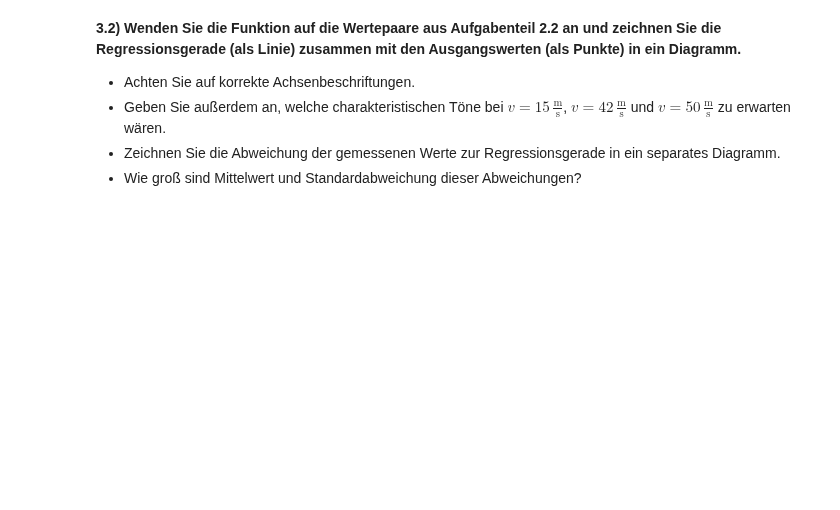
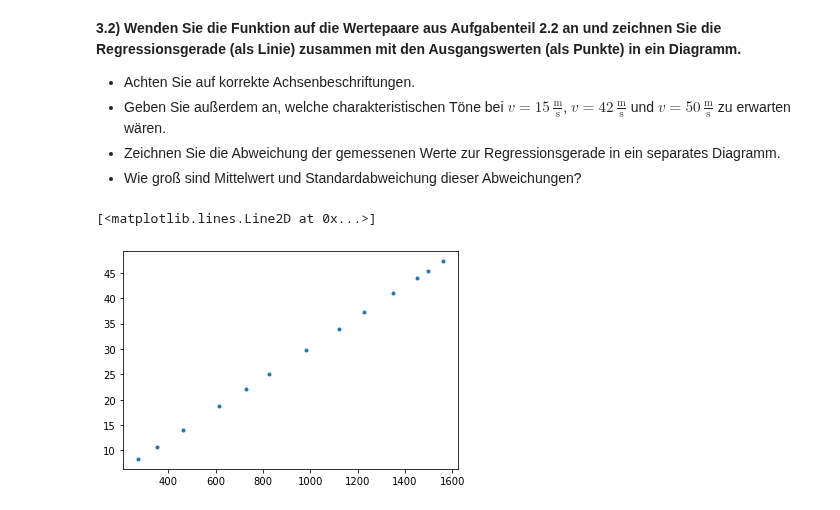
Before and after one commit to JuliusGoelz/Python_fuer_Ingenieure, a Jupyter notebook: HA4_Gruppe280.ipynb, the cells around one changed output. Drawn from its saved outputs; the diff is of its cells as text; code cells hidden in the pictures; blank space fills up the shorter version.

```diff
--- a/HA4_Gruppe280.ipynb
+++ b/HA4_Gruppe280.ipynb
@@ -121,0 +116,10 @@ for v in wavdata_fft:
+# %%
+# Hier eigenen Code schreiben ...
+frequencies = np.empty((len(wavdata_fft)))
+velocities = np.empty((len(wavdata_fft)))
+for i, v in enumerate(wavdata_fft):
+    wavdata_sliced = np.vstack((wavdata_fft[v][0][wavdata_fft[v][0] >= 100],
+                               wavdata_fft[v][1][wavdata_fft[v][0] >= 100]))    # (unelegant) Array mit bool Werten muss genauso groß sein wie das Array das gesliced wird
+    f_char = wavdata_sliced[0, np.argmax(wavdata_sliced[1])]  # np.argmax(wavdata_char[v][1]) gibt die Column zurück, in der der max. Schalldruck gefunden wurde
+    frequencies[i], velocities[i] = f_char, v
+    print(f"v: {round(v, 2)} m/s,\tf: {round(f_char, 2)} Hz")
@@ -137,9 +157,21 @@ b=\overline f - a\,\overline v
 $$
 
 **3.1) Schreiben Sie eine Funktion _ab()_, die für beliebige, gleich lange Arrays _v_ und _f_ die Geraden-Parameter _a_ und _b_ berechnet und zurückgibt.**
-# %%
-def ab(v,f):
-    # Hier eigenen Code schreiben ...
+# %%
+def ab(v: np.ndarray,f: np.ndarray):
+    # Hier eigenen Code schreiben ...
+    # clunky af
+    v_mean = np.mean(v.astype(float))
+    f_mean = np.mean(f.astype(float))
+    sum1 = 0
+    sum2 = 0
+    for i in range(v.size):
+        sum1 += f[i]*(v[i]-v_mean)
+        sum2 += (v[i] - v_mean)**2
+    a = sum1/sum2
+    b = f_mean - a * v_mean
+
+    return a, b
 # %%
 # Hier ist ein Plausibilitätstest:
 import numpy as np
@@ -155,0 +186,9 @@ assert ab(np.array([1,2]),np.array([0,1])) == (1.,-1.), 'ab-Funktion'
+# %%
+# Hier eigenen Code schreiben ...
+a, b = ab(velocities, frequencies)
+
+plt.plot(frequencies, velocities, linestyle="none", marker=".")
+plt.plot(frequencies, velocities, linestyle="none", marker=".")
+# %% [output]
+[<matplotlib.lines.Line2D at 0x...>]
+[figure, added]
```
Also changed, not shown: parts of 6 cells of this notebook.
